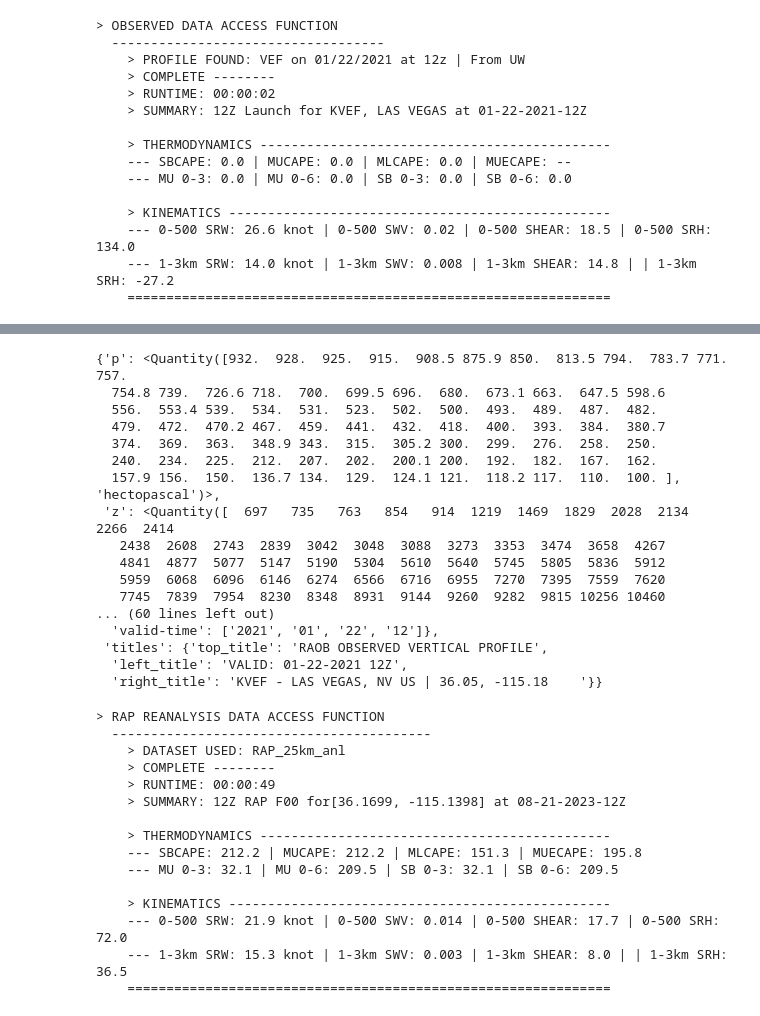
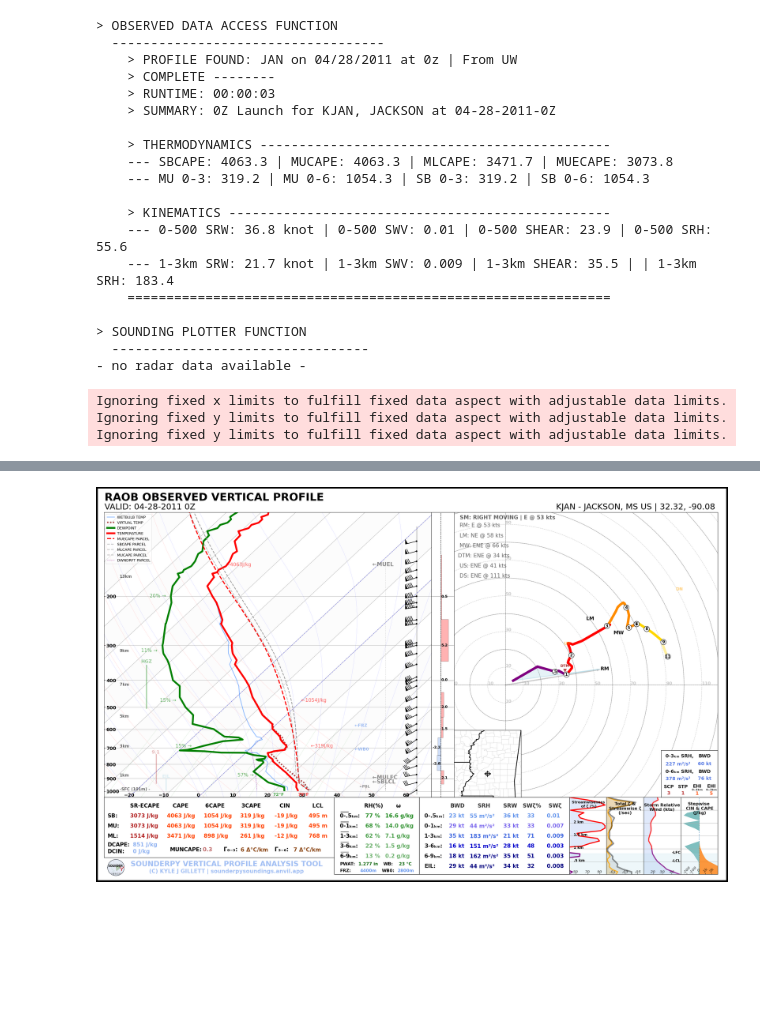
Before and after one commit to leharris3/ccrfcd-gauge-grids, a Jupyter notebook: notebooks/soundings.ipynb, the cells around one changed output, grey strips where cells are left out. Saved outputs shown, nothing was run; the diff lists cells and outputs as text; code cells hidden in the pictures; blank space fills up the shorter version.

```diff
--- a/notebooks/soundings.ipynb
+++ b/notebooks/soundings.ipynb
@@ -2,26 +2,34 @@
 import sounderpy as spy
 
 
-year  = '2021'
-month = '01'
-day   = '22'
-hour  = '12'
-station = 'VEF'
+year  = '2011'
+month = '04'
+day   = '28'
+hour  = '0'
+station = 'JAN'
 
 clean_data = spy.get_obs_data(station, year, month, day, hour)
+spy.build_sounding(clean_data)
 # %% [output]
 > OBSERVED DATA ACCESS FUNCTION
   -----------------------------------
-    > PROFILE FOUND: VEF on 01/22/2021 at 12z | From UW
+    > PROFILE FOUND: JAN on 04/28/2011 at 0z | From UW
     > COMPLETE --------
-    > RUNTIME: 00:00:02
-    > SUMMARY: 12Z Launch for KVEF, LAS VEGAS at 01-22-2021-12Z
+    > RUNTIME: 00:00:03
+    > SUMMARY: 0Z Launch for KJAN, JACKSON at 04-28-2011-0Z
 
     > THERMODYNAMICS ---------------------------------------------
-    --- SBCAPE: 0.0 | MUCAPE: 0.0 | MLCAPE: 0.0 | MUECAPE: --
-    --- MU 0-3: 0.0 | MU 0-6: 0.0 | SB 0-3: 0.0 | SB 0-6: 0.0
+    --- SBCAPE: 4063.3 | MUCAPE: 4063.3 | MLCAPE: 3471.7 | MUECAPE: 3073.8
+    --- MU 0-3: 319.2 | MU 0-6: 1054.3 | SB 0-3: 319.2 | SB 0-6: 1054.3
 
     > KINEMATICS -------------------------------------------------
-    --- 0-500 SRW: 26.6 knot | 0-500 SWV: 0.02 | 0-500 SHEAR: 18.5 | 0-500 SRH: 134.0
-    --- 1-3km SRW: 14.0 knot | 1-3km SWV: 0.008 | 1-3km SHEAR: 14.8 | | 1-3km SRH: -27.2
+    --- 0-500 SRW: 36.8 knot | 0-500 SWV: 0.01 | 0-500 SHEAR: 23.9 | 0-500 SRH: 55.6
+    --- 1-3km SRW: 21.7 knot | 1-3km SWV: 0.009 | 1-3km SHEAR: 35.5 | | 1-3km SRH: 183.4
     ==============================================================
+
+> SOUNDING PLOTTER FUNCTION
+  ---------------------------------
+- no radar data available -
+Ignoring fixed x limits to fulfill fixed data aspect with adjustable data limits.
+Ignoring fixed y limits to fulfill fixed data aspect with adjustable data limits.
+Ignoring fixed y limits to fulfill fixed data aspect with adjustable data limits.
@@ -28,38 +38 @@ clean_data = spy.get_obs_data(station, year, month, day, hour)
+[figure, added]
-# %%
-clean_data
-# %% [output]
-{'p': <Quantity([932.  928.  925.  915.  908.5 875.9 850.  813.5 794.  783.7 771.  757.
-  754.8 739.  726.6 718.  700.  699.5 696.  680.  673.1 663.  647.5 598.6
-  556.  553.4 539.  534.  531.  523.  502.  500.  493.  489.  487.  482.
-  479.  472.  470.2 467.  459.  441.  432.  418.  400.  393.  384.  380.7
-  374.  369.  363.  348.9 343.  315.  305.2 300.  299.  276.  258.  250.
-  240.  234.  225.  212.  207.  202.  200.1 200.  192.  182.  167.  162.
-  157.9 156.  150.  136.7 134.  129.  124.1 121.  118.2 117.  110.  100. ], 'hectopascal')>,
- 'z': <Quantity([  697   735   763   854   914  1219  1469  1829  2028  2134  2266  2414
-   2438  2608  2743  2839  3042  3048  3088  3273  3353  3474  3658  4267
-   4841  4877  5077  5147  5190  5304  5610  5640  5745  5805  5836  5912
-   5959  6068  6096  6146  6274  6566  6716  6955  7270  7395  7559  7620
-   7745  7839  7954  8230  8348  8931  9144  9260  9282  9815 10256 10460
-... (60 lines left out)
-  'valid-time': ['2021', '01', '22', '12']},
- 'titles': {'top_title': 'RAOB OBSERVED VERTICAL PROFILE',
-  'left_title': 'VALID: 01-22-2021 12Z',
-  'right_title': 'KVEF - LAS VEGAS, NV US | 36.05, -115.18    '}}
-# %%
-clean_data = spy.get_model_data("rap", [36.1699, -115.1398], "2023", "08", "21", "12")
-# %% [output]
-> RAP REANALYSIS DATA ACCESS FUNCTION
-  -----------------------------------------
-    > DATASET USED: RAP_25km_anl
-    > COMPLETE --------
-    > RUNTIME: 00:00:49
-    > SUMMARY: 12Z RAP F00 for[36.1699, -115.1398] at 08-21-2023-12Z
-
-    > THERMODYNAMICS ---------------------------------------------
-    --- SBCAPE: 212.2 | MUCAPE: 212.2 | MLCAPE: 151.3 | MUECAPE: 195.8
-    --- MU 0-3: 32.1 | MU 0-6: 209.5 | SB 0-3: 32.1 | SB 0-6: 209.5
-
-    > KINEMATICS -------------------------------------------------
-    --- 0-500 SRW: 21.9 knot | 0-500 SWV: 0.014 | 0-500 SHEAR: 17.7 | 0-500 SRH: 72.0
-    --- 1-3km SRW: 15.3 knot | 1-3km SWV: 0.003 | 1-3km SHEAR: 8.0 | | 1-3km SRH: 36.5
-    ==============================================================
```
Also changed, not shown: parts of 3 cells of this notebook, 3 other files.
